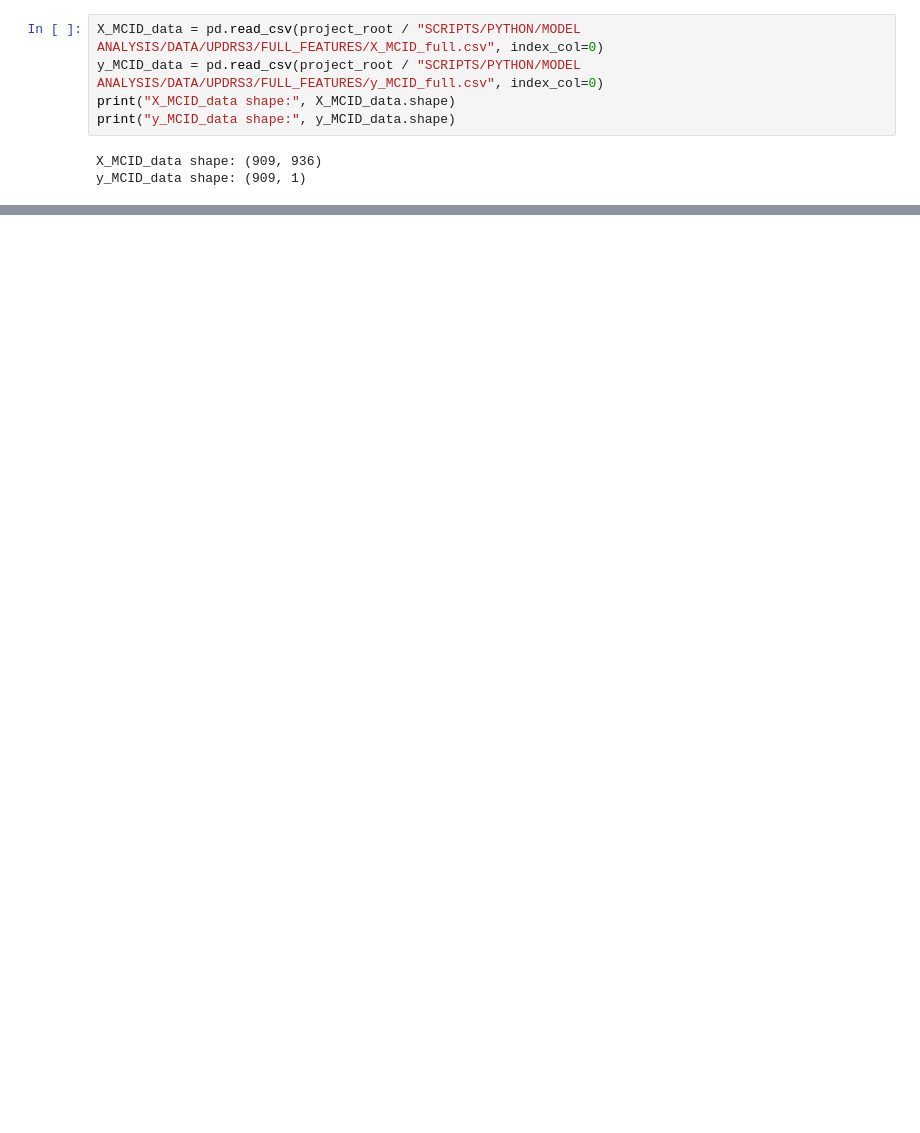
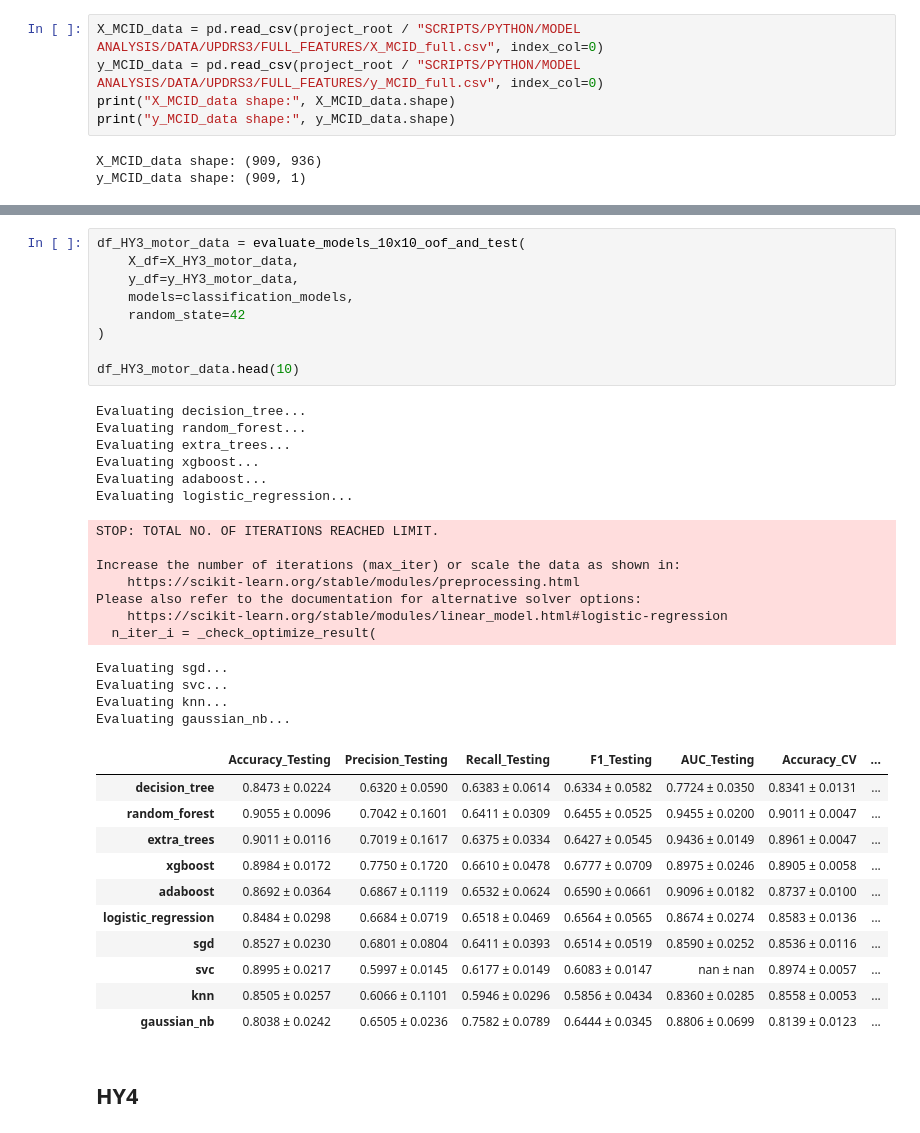
Before and after one commit to fserracrespi/PD_progression_ppmi, a Jupyter notebook: SCRIPTS/PYTHON/MODEL ANALYSIS/Classification.ipynb, the cells around one changed output, grey strips where cells are left out. Saved outputs shown, nothing was run; the diff lists cells and outputs as text; blank space fills up the shorter version.

```diff
--- a/SCRIPTS/PYTHON/MODEL ANALYSIS/Classification.ipynb
+++ b/SCRIPTS/PYTHON/MODEL ANALYSIS/Classification.ipynb
@@ -316,0 +393,40 @@ Evaluating gaussian_nb...
+# %%
+df_HY3_motor_data = evaluate_models_10x10_oof_and_test(
+    X_df=X_HY3_motor_data,
+    y_df=y_HY3_motor_data,
+    models=classification_models,
+    random_state=42
+)
+
+df_HY3_motor_data.head(10)
+# %% [output]
+Evaluating decision_tree...
+Evaluating random_forest...
+Evaluating extra_trees...
+Evaluating xgboost...
+Evaluating adaboost...
+Evaluating logistic_regression...
+STOP: TOTAL NO. OF ITERATIONS REACHED LIMIT.
+
+Increase the number of iterations (max_iter) or scale the data as shown in:
+    https://scikit-learn.org/stable/modules/preprocessing.html
+Please also refer to the documentation for alternative solver options:
+    https://scikit-learn.org/stable/modules/linear_model.html#logistic-regression
+  n_iter_i = _check_optimize_result(
+Evaluating sgd...
+Evaluating svc...
+Evaluating knn...
+Evaluating gaussian_nb...
+|  | Accuracy_Testing | Precision_Testing | Recall_Testing | F1_Testing | AUC_Testing | Accuracy_CV | ... |
+| decision_tree | 0.8473 ± 0.0224 | 0.6320 ± 0.0590 | 0.6383 ± 0.0614 | 0.6334 ± 0.0582 | 0.7724 ± 0.0350 | 0.8341 ± 0.0131 | ... |
+| random_forest | 0.9055 ± 0.0096 | 0.7042 ± 0.1601 | 0.6411 ± 0.0309 | 0.6455 ± 0.0525 | 0.9455 ± 0.0200 | 0.9011 ± 0.0047 | ... |
+| extra_trees | 0.9011 ± 0.0116 | 0.7019 ± 0.1617 | 0.6375 ± 0.0334 | 0.6427 ± 0.0545 | 0.9436 ± 0.0149 | 0.8961 ± 0.0047 | ... |
+| xgboost | 0.8984 ± 0.0172 | 0.7750 ± 0.1720 | 0.6610 ± 0.0478 | 0.6777 ± 0.0709 | 0.8975 ± 0.0246 | 0.8905 ± 0.0058 | ... |
+| adaboost | 0.8692 ± 0.0364 | 0.6867 ± 0.1119 | 0.6532 ± 0.0624 | 0.6590 ± 0.0661 | 0.9096 ± 0.0182 | 0.8737 ± 0.0100 | ... |
+| logistic_regression | 0.8484 ± 0.0298 | 0.6684 ± 0.0719 | 0.6518 ± 0.0469 | 0.6564 ± 0.0565 | 0.8674 ± 0.0274 | 0.8583 ± 0.0136 | ... |
+| sgd | 0.8527 ± 0.0230 | 0.6801 ± 0.0804 | 0.6411 ± 0.0393 | 0.6514 ± 0.0519 | 0.8590 ± 0.0252 | 0.8536 ± 0.0116 | ... |
+| svc | 0.8995 ± 0.0217 | 0.5997 ± 0.0145 | 0.6177 ± 0.0149 | 0.6083 ± 0.0147 | nan ± nan | 0.8974 ± 0.0057 | ... |
+| knn | 0.8505 ± 0.0257 | 0.6066 ± 0.1101 | 0.5946 ± 0.0296 | 0.5856 ± 0.0434 | 0.8360 ± 0.0285 | 0.8558 ± 0.0053 | ... |
+| gaussian_nb | 0.8038 ± 0.0242 | 0.6505 ± 0.0236 | 0.7582 ± 0.0789 | 0.6444 ± 0.0345 | 0.8806 ± 0.0699 | 0.8139 ± 0.0123 | ... |
+# %% [markdown]
+## HY4
```
Also changed, not shown: parts of 62 cells of this notebook, 4 other files.
